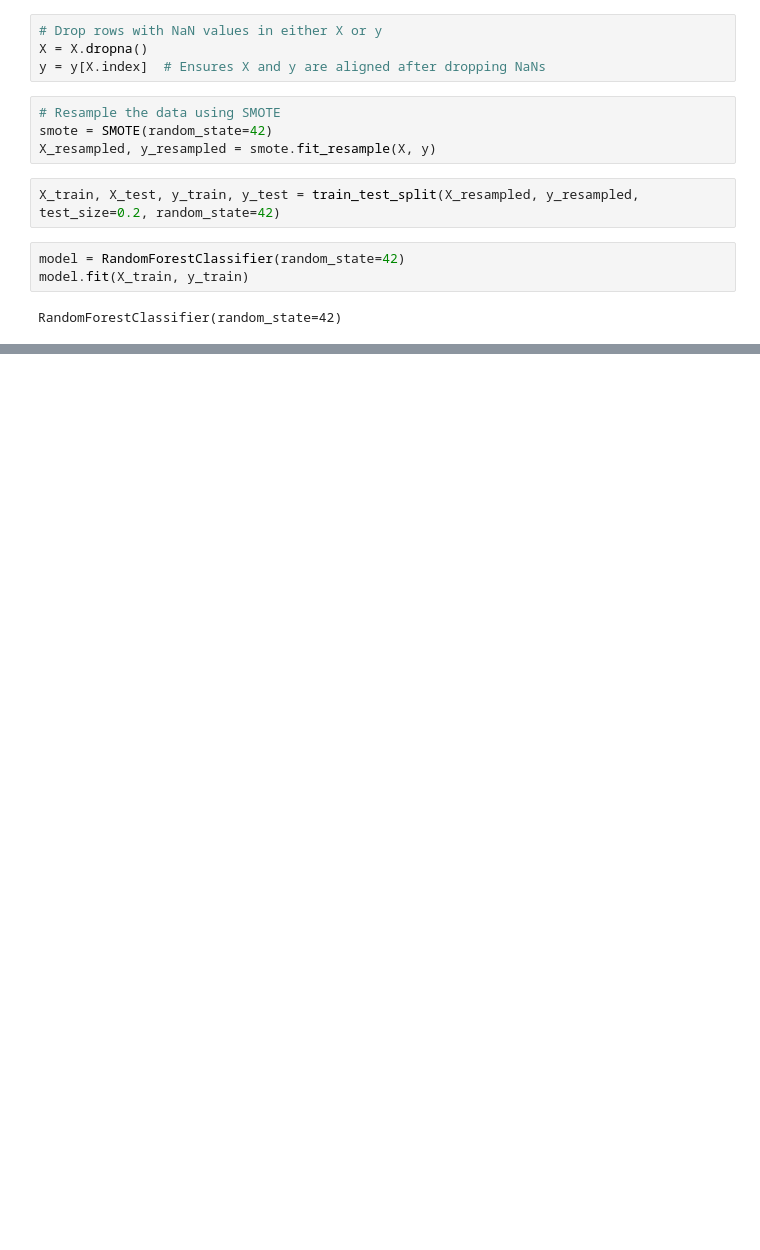
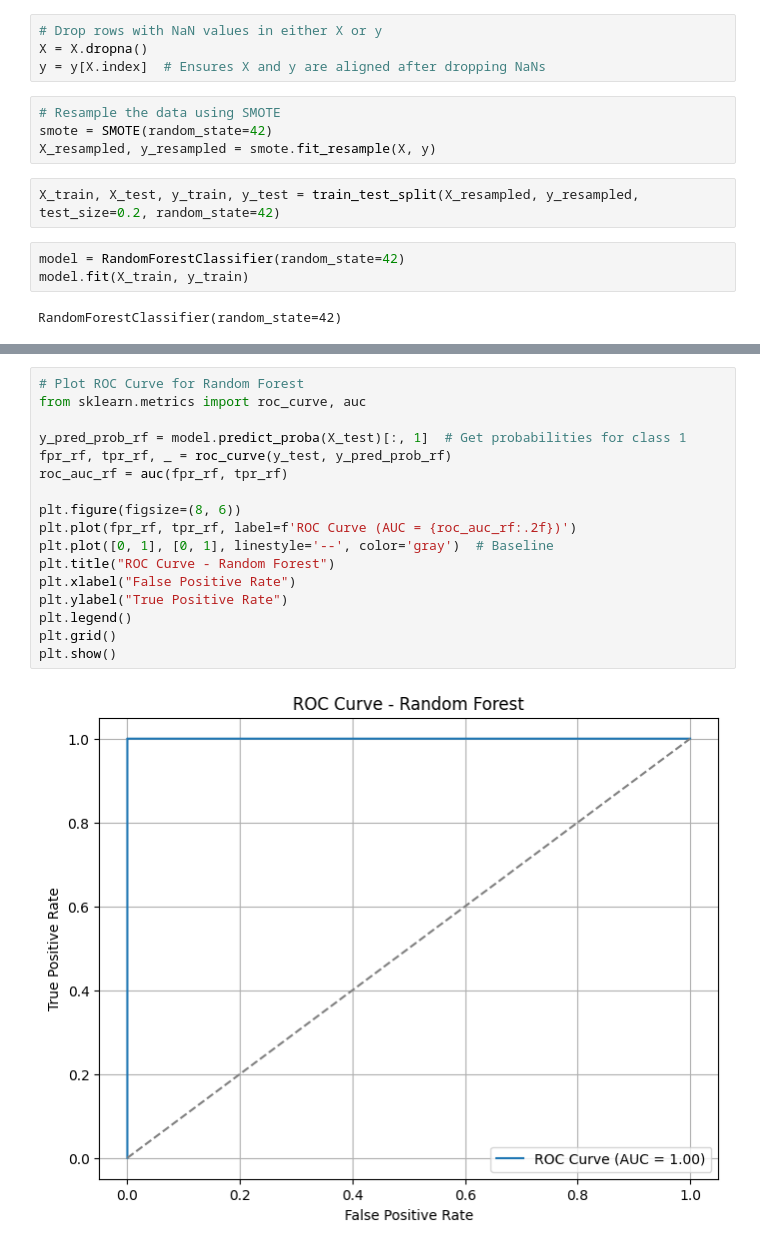
Before and after one commit to IndulekhaKP/credit-card-fraud-detection, a Jupyter notebook: notebooks/CreditCardFraudDetection_randomforest.ipynb, the cells around one changed output, grey strips where cells are left out. Drawn from its saved outputs; the diff is of its cells as text; blank space fills up the shorter version.

```diff
--- a/notebooks/CreditCardFraudDetection_randomforest.ipynb
+++ b/notebooks/CreditCardFraudDetection_randomforest.ipynb
@@ -222,0 +237,19 @@ joblib.dump(model, 'random_forest_fraud_model.joblib')
+# %%
+# Plot ROC Curve for Random Forest
+from sklearn.metrics import roc_curve, auc
+
+y_pred_prob_rf = model.predict_proba(X_test)[:, 1]  # Get probabilities for class 1
+fpr_rf, tpr_rf, _ = roc_curve(y_test, y_pred_prob_rf)
+roc_auc_rf = auc(fpr_rf, tpr_rf)
+
+plt.figure(figsize=(8, 6))
+plt.plot(fpr_rf, tpr_rf, label=f'ROC Curve (AUC = {roc_auc_rf:.2f})')
+plt.plot([0, 1], [0, 1], linestyle='--', color='gray')  # Baseline
+plt.title("ROC Curve - Random Forest")
+plt.xlabel("False Positive Rate")
+plt.ylabel("True Positive Rate")
+plt.legend()
+plt.grid()
+plt.show()
+# %% [output]
+[figure, added]
```
Also changed, not shown: parts of 12 cells of this notebook, 5 other files.
